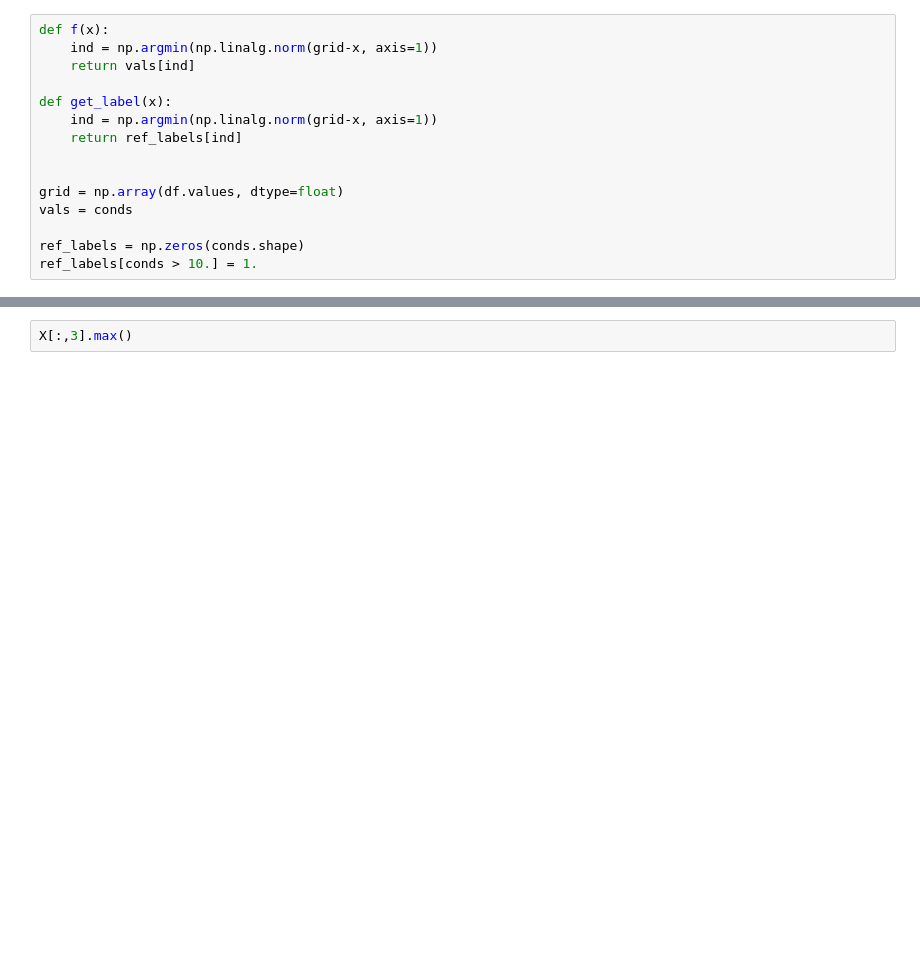
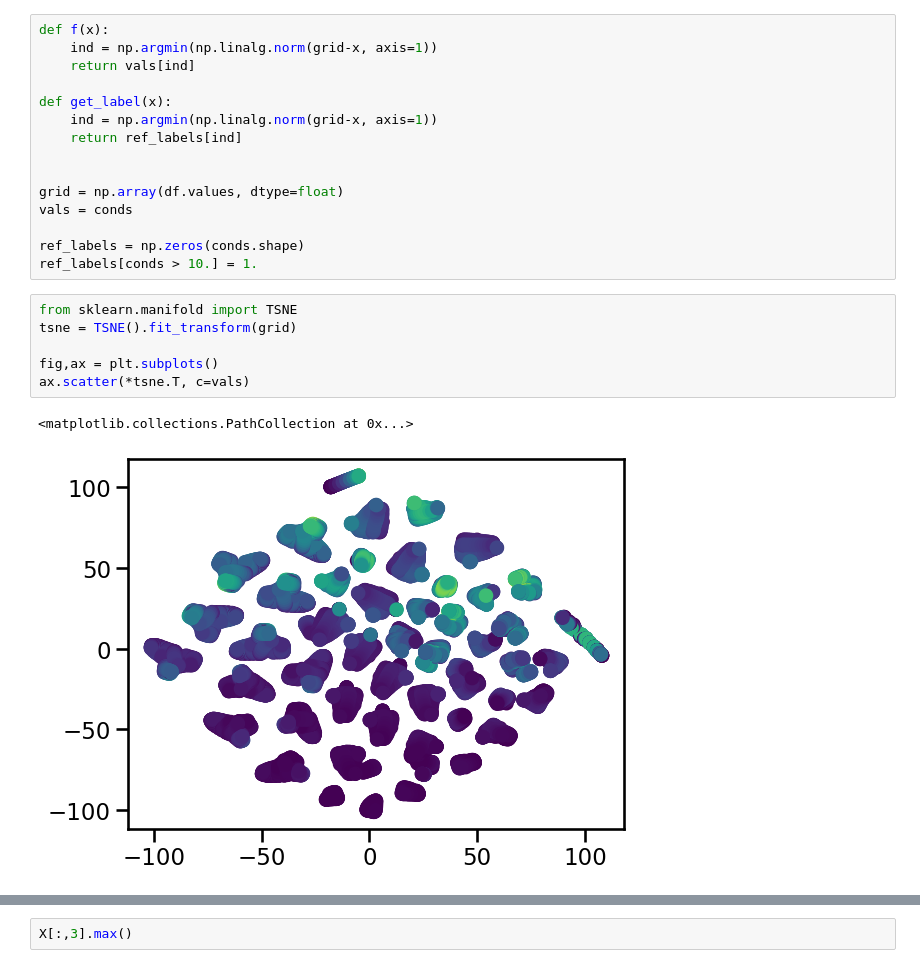
Before and after one commit to ffelsen/rfr_bo, a Jupyter notebook: calisol.ipynb, the cells around one changed output, grey strips where cells are left out. Drawn from its saved outputs; the diff is of its cells as text; blank space fills up the shorter version.

```diff
--- a/calisol.ipynb
+++ b/calisol.ipynb
@@ -58,6 +58,15 @@ vals = conds
 
 ref_labels = np.zeros(conds.shape)
 ref_labels[conds > 10.] = 1.
+# %%
+from sklearn.manifold import TSNE
+tsne = TSNE().fit_transform(grid)
+
+fig,ax = plt.subplots()
+ax.scatter(*tsne.T, c=vals)
+# %% [output]
+<matplotlib.collections.PathCollection at 0x...>
+[figure, added]
 # %%
 np.random.seed(5)
 
```
Also changed, not shown: parts of 8 cells of this notebook, 8 other files.
